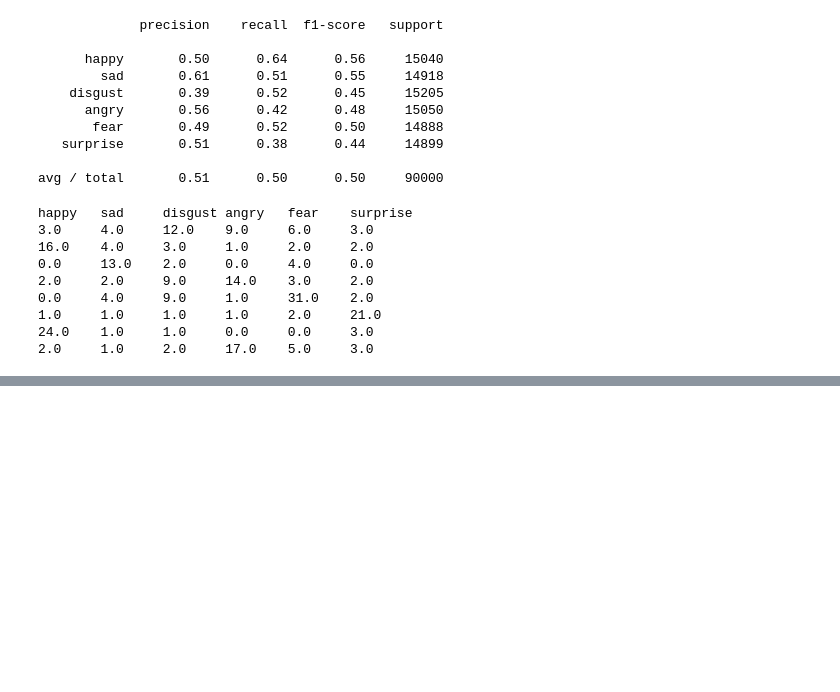
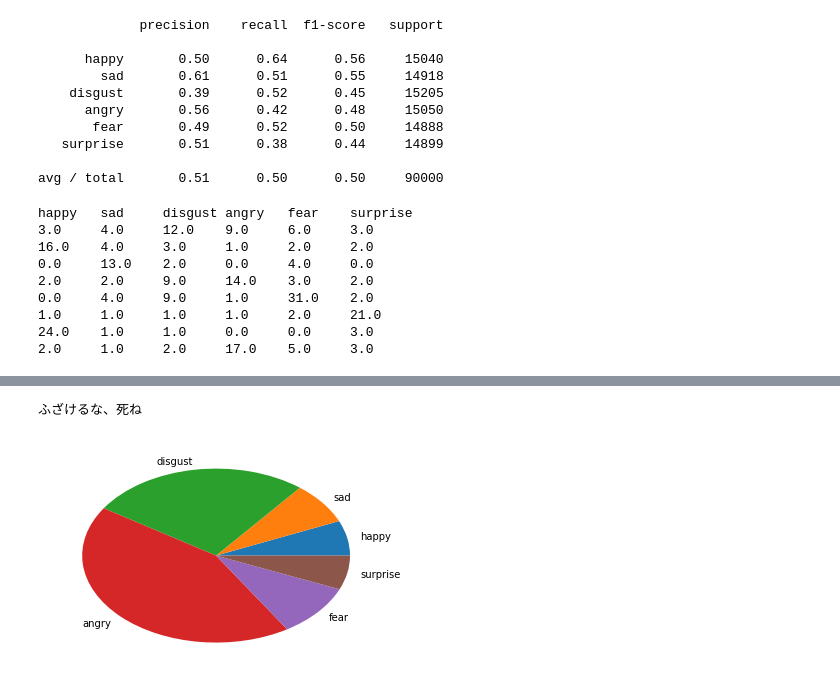
Before and after one commit to HC200ok/credibility_analysis, a Jupyter notebook: notebook/sentiment_analysis/cnn_sentiment_ja.ipynb, the cells around one changed output, grey strips where cells are left out. Drawn from its saved outputs; the diff is of its cells as text; code cells hidden in the pictures; blank space fills up the shorter version.

```diff
--- a/notebook/sentiment_analysis/cnn_sentiment_ja.ipynb
+++ b/notebook/sentiment_analysis/cnn_sentiment_ja.ipynb
@@ -166,0 +187,6 @@ happy   sad     disgust angry   fear    surprise
+# %%
+plt.pie(model.predict(targets)[3]*100.0, labels=emolabels)
+print(examples[3])
+# %% [output]
+ふざけるな、死ね
+[figure, added]
```
Also changed, not shown: parts of 6 cells of this notebook.
